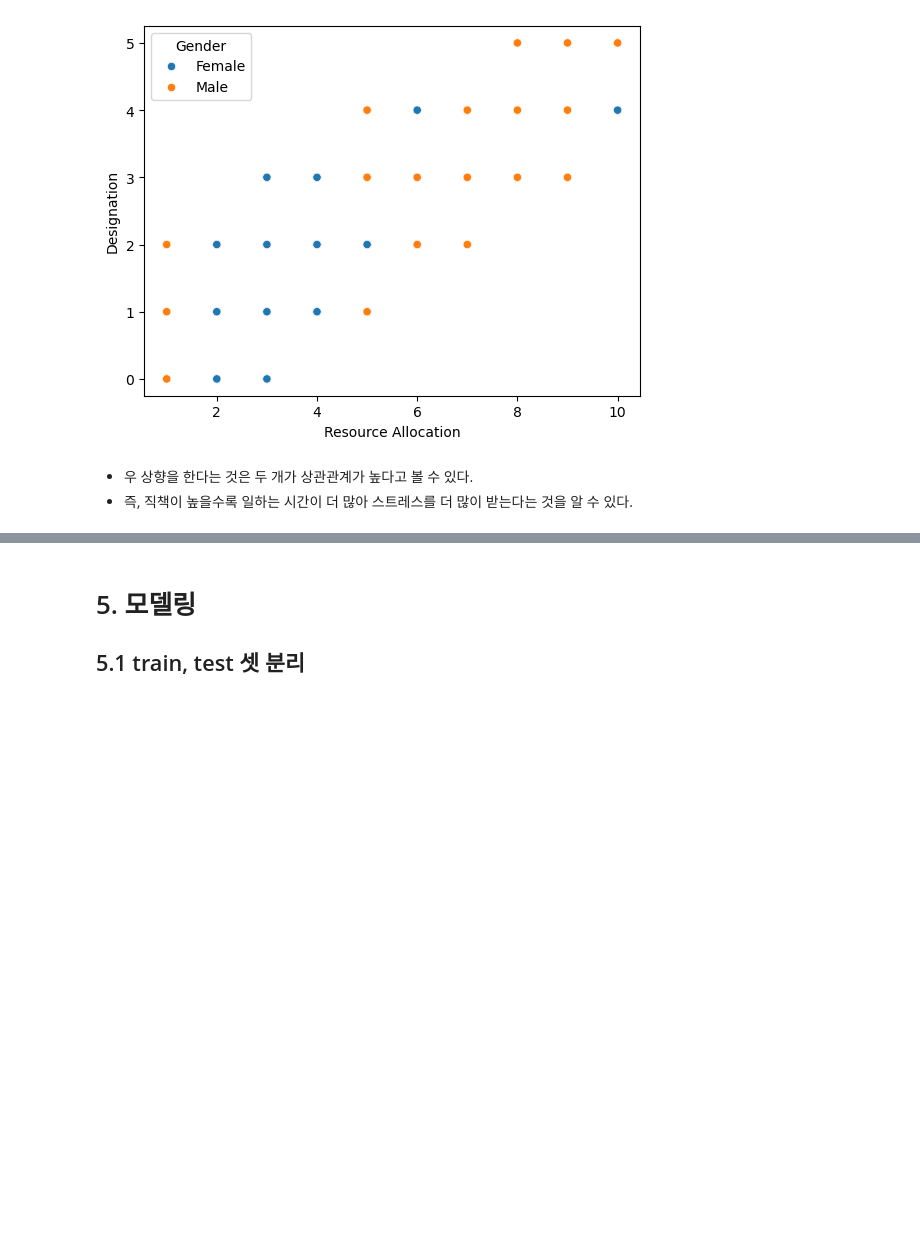
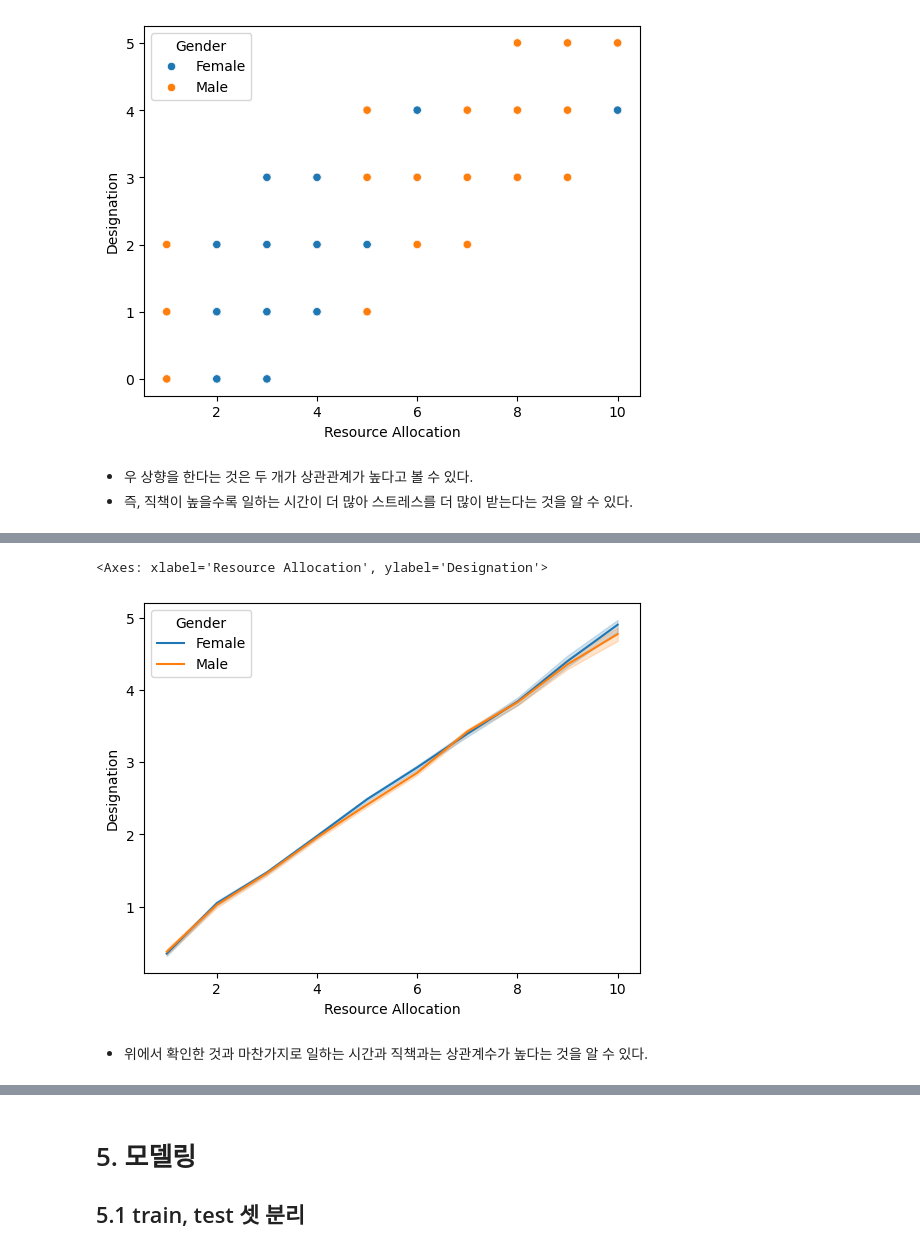
Before and after one commit to MaengJuyoung/kgitbank-MachineLearning, a Jupyter notebook: 6.회귀/Quiz01_burn out_유행병.ipynb, the cells around one changed output, grey strips where cells are left out. Saved outputs shown, nothing was run; the diff lists cells and outputs as text; code cells hidden in the pictures; blank space fills up the shorter version.

```diff
--- a/6.회귀/Quiz01_burn out_유행병.ipynb
+++ b/6.회귀/Quiz01_burn out_유행병.ipynb
@@ -256,5 +263,12 @@ sns.scatterplot(data=df, x='Resource Allocation', y='Designation', hue='Gender')
 # %%
 # 직책이 높을수록 일을 많이 하나??
+# %%
+sns.lineplot(data=df, x="Resource Allocation", y='Designation', hue='Gender')
+# %% [output]
+<Axes: xlabel='Resource Allocation', ylabel='Designation'>
+[figure, added]
+# %% [markdown]
+* 위에서 확인한 것과 마찬가지로 일하는 시간과 직책과는 상관계수가 높다는 것을 알 수 있다.
 # %%
 # 직업별 차이가 있는가?
 # Company Type : 직원이 근무하는 회사의 유형 (서비스-Service:1, 제품-Product:0)
```
Also changed, not shown: parts of 24 cells of this notebook.
